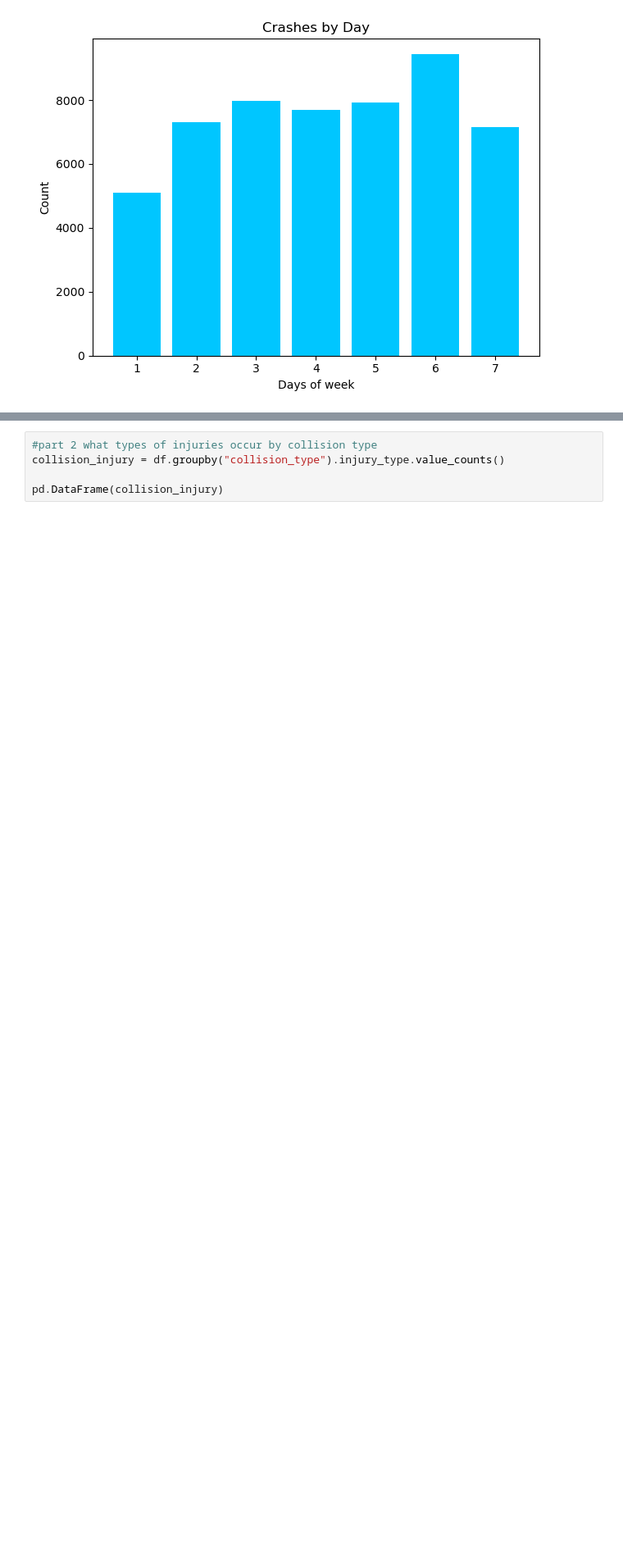
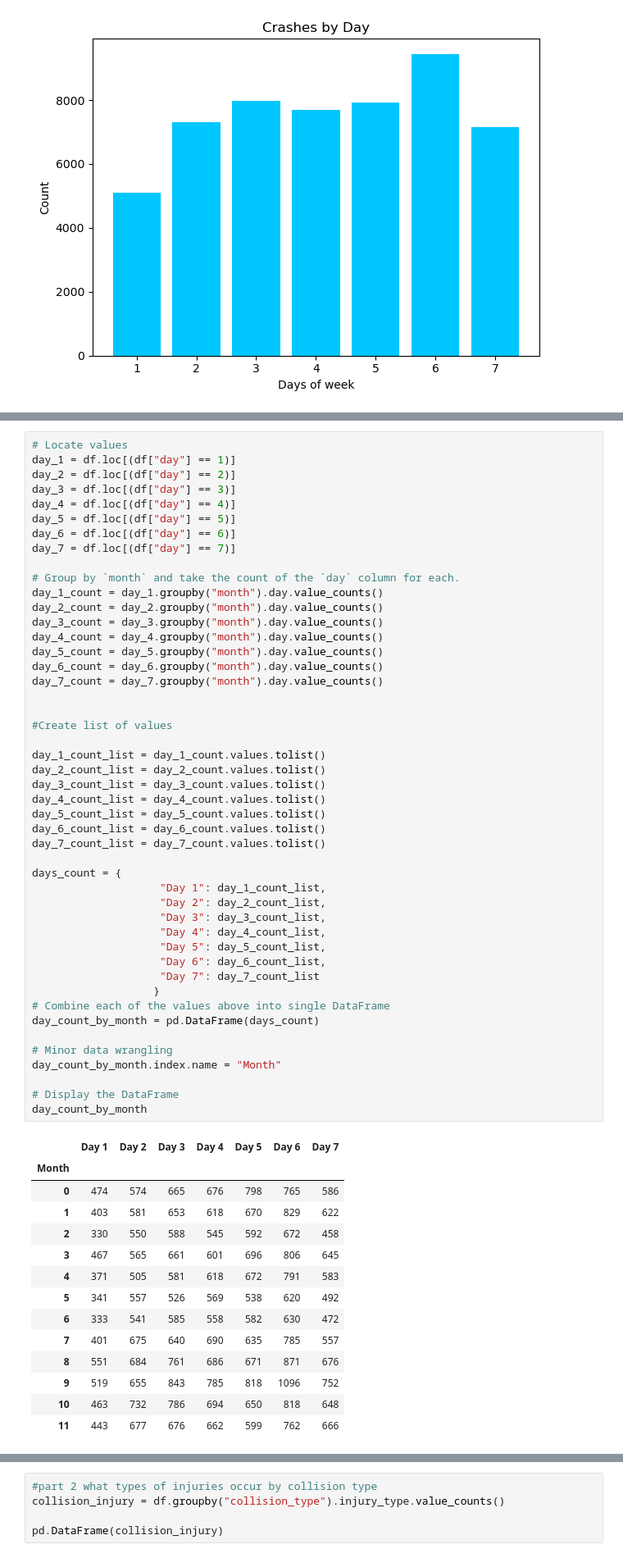
Before and after one commit to martabaker/ds-project-1-group-11, a Jupyter notebook: kenny_Q1/Kenny_work.ipynb, the cells around one changed output, grey strips where cells are left out. Shown: that part at 82% size. Cells and saved outputs as stored; diff of their text form; blank space fills up the shorter version.

```diff
--- a/kenny_Q1/Cleaned Data.ipynb
+++ b/kenny_Q1/Kenny_work.ipynb
@@ -193,3 +191,65 @@ plt.show()
+# %%
+# Locate values
+day_1 = df.loc[(df["day"] == 1)]
+day_2 = df.loc[(df["day"] == 2)]
+day_3 = df.loc[(df["day"] == 3)]
+day_4 = df.loc[(df["day"] == 4)]
+day_5 = df.loc[(df["day"] == 5)]
+day_6 = df.loc[(df["day"] == 6)]
+day_7 = df.loc[(df["day"] == 7)]
+
+# Group by `month` and take the count of the `day` column for each.
+day_1_count = day_1.groupby("month").day.value_counts()
+day_2_count = day_2.groupby("month").day.value_counts()
+day_3_count = day_3.groupby("month").day.value_counts()
+day_4_count = day_4.groupby("month").day.value_counts()
+day_5_count = day_5.groupby("month").day.value_counts()
+day_6_count = day_6.groupby("month").day.value_counts()
+day_7_count = day_7.groupby("month").day.value_counts()
+
+
+#Create list of values
+
+day_1_count_list = day_1_count.values.tolist()
+day_2_count_list = day_2_count.values.tolist()
+day_3_count_list = day_3_count.values.tolist()
+day_4_count_list = day_4_count.values.tolist()
+day_5_count_list = day_5_count.values.tolist()
+day_6_count_list = day_6_count.values.tolist()
+day_7_count_list = day_7_count.values.tolist()
+
+days_count = {
+                    "Day 1": day_1_count_list,
+                    "Day 2": day_2_count_list,
+                    "Day 3": day_3_count_list,
+                    "Day 4": day_4_count_list,
+                    "Day 5": day_5_count_list,
+                    "Day 6": day_6_count_list,
+                    "Day 7": day_7_count_list
+                   }
+# Combine each of the values above into single DataFrame
+day_count_by_month = pd.DataFrame(days_count)
+
+# Minor data wrangling
+day_count_by_month.index.name = "Month"
+
+# Display the DataFrame
+day_count_by_month
+# %% [output]
+|  | Day 1 | Day 2 | Day 3 | Day 4 | Day 5 | Day 6 | Day 7 |
+| Month |  |  |  |  |  |  |  |
+| 0 | 474 | 574 | 665 | 676 | 798 | 765 | 586 |
+| 1 | 403 | 581 | 653 | 618 | 670 | 829 | 622 |
+| 2 | 330 | 550 | 588 | 545 | 592 | 672 | 458 |
+| 3 | 467 | 565 | 661 | 601 | 696 | 806 | 645 |
+| 4 | 371 | 505 | 581 | 618 | 672 | 791 | 583 |
+| 5 | 341 | 557 | 526 | 569 | 538 | 620 | 492 |
+| 6 | 333 | 541 | 585 | 558 | 582 | 630 | 472 |
+| 7 | 401 | 675 | 640 | 690 | 635 | 785 | 557 |
+| 8 | 551 | 684 | 761 | 686 | 671 | 871 | 676 |
+| 9 | 519 | 655 | 843 | 785 | 818 | 1096 | 752 |
+| 10 | 463 | 732 | 786 | 694 | 650 | 818 | 648 |
+| 11 | 443 | 677 | 676 | 662 | 599 | 762 | 666 |
 # %%
 #Q2: What type of injuries are most likely to occur? Are more severe injuries likely to occur in one car accidents or multi-car accidents?
 injury = df.injury_type.value_counts()
```
Also changed, not shown: parts of 8 cells of this notebook.
